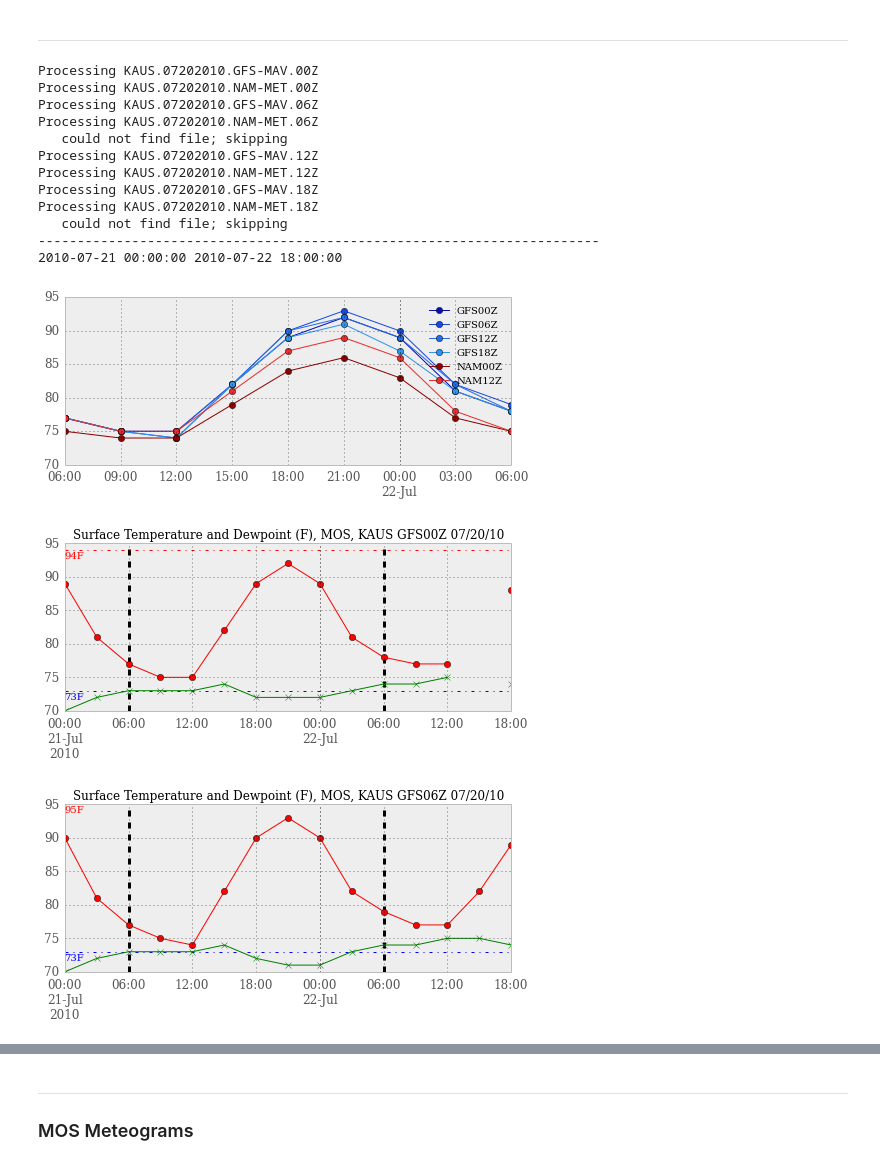
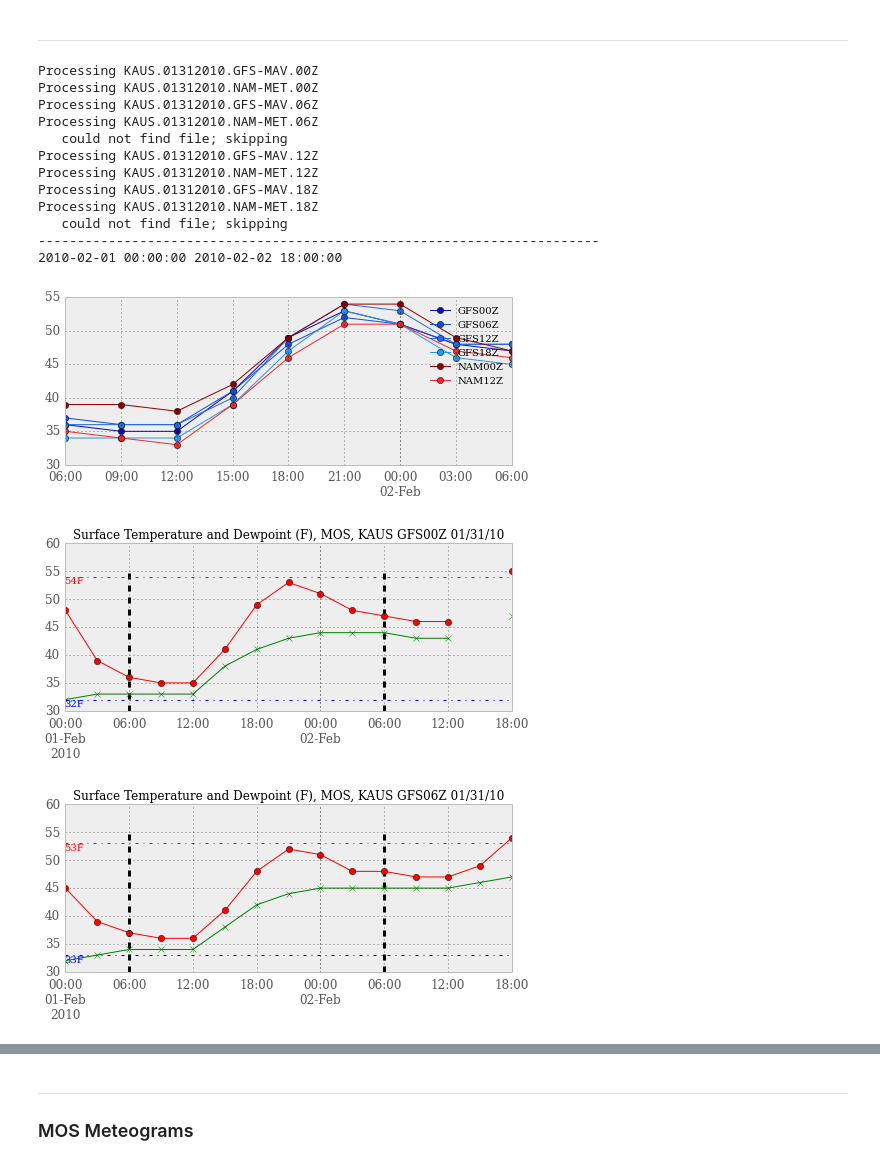
Before and after one commit to darothen/wxc, a Jupyter notebook: mosobs/mos_timeseries.ipynb, the cells around one changed output, grey strips where cells are left out. Drawn from its saved outputs; the diff is of its cells as text; code cells hidden in the pictures.

```diff
--- a/mosobs/mos_timeseries.ipynb
+++ b/mosobs/mos_timeseries.ipynb
@@ -90,7 +90,7 @@ def concatenate_MOS(station, forecast_date, gfs=True, nam=True):
     return mos_panel, all_mos
 # %%
 STATION = "KAUS"
-forecast_date = datetime.datetime.strptime("2010-07-21", "%Y-%m-%d")
+forecast_date = datetime.datetime.strptime("2010-02-01", "%Y-%m-%d")
 model_date = forecast_date - datetime.timedelta(days=1)
 fcst_begin = forecast_date
 fcst_end = fcst_begin + datetime.timedelta(days=1, hours=18)
@@ -128,42 +128,42 @@ for key, color in zip(mos_panel, cc):
     fig_solo = figure(figsize=(8,3))
     ax_s = fig_solo.add_subplot(111)
     tp_s = data["TMP"].plot(ax=ax_s, style="o-r")
     dp_s = data["DPT"].plot(ax=ax_s, style="x-g")
 
     ylo, yhi = ax_s.get_ylim()
 
     #ax_s.set_ylim(65, 90)
     ax_s.vlines(fcst_bracket, ylo, yhi,
                 linestyle='dashed', linewidth=3)
     ax_s.hlines([maxmins['max'], maxmins['min']], fcst_begin, fcst_end,
                 linestyle='-.', colors=['r', 'b'])
     ax_s.text(fcst_begin, maxmins['max']-1.2, "%2dF" % maxmins['max'], color='r')
     ax_s.text(fcst_begin, maxmins['min']-1.2, "%2dF" % maxmins['min'], color='b')
 
     ax_s.set_title("Surface Temperature and Dewpoint (F), MOS, %s %s %s" %
                    (STATION, key, model_date.strftime("%m/%d/%y")))
 
 ax.legend(fontsize=10)
 ax.set_xlim(fcst_bracket)
 draw()
 
 ylo, yhi = ax.get_ylim()
 #ax.set_ylim(65, 90)
 
 show()
 # %% [output]
-Processing KAUS.07202010.GFS-MAV.00Z
-Processing KAUS.07202010.NAM-MET.00Z
-Processing KAUS.07202010.GFS-MAV.06Z
-Processing KAUS.07202010.NAM-MET.06Z
+Processing KAUS.01312010.GFS-MAV.00Z
+Processing KAUS.01312010.NAM-MET.00Z
+Processing KAUS.01312010.GFS-MAV.06Z
+Processing KAUS.01312010.NAM-MET.06Z
    could not find file; skipping
-Processing KAUS.07202010.GFS-MAV.12Z
-Processing KAUS.07202010.NAM-MET.12Z
-Processing KAUS.07202010.GFS-MAV.18Z
-Processing KAUS.07202010.NAM-MET.18Z
+Processing KAUS.01312010.GFS-MAV.12Z
+Processing KAUS.01312010.NAM-MET.12Z
+Processing KAUS.01312010.GFS-MAV.18Z
+Processing KAUS.01312010.NAM-MET.18Z
    could not find file; skipping
 ------------------------------------------------------------------------
-2010-07-21 00:00:00 2010-07-22 18:00:00
+2010-02-01 00:00:00 2010-02-02 18:00:00
-[figure, old version]
+[figure, new version]
-[figure, old version]
+[figure, new version]
-[figure, old version]
+[figure, new version]
```
Also changed, not shown: parts of 2 cells of this notebook, 1 other file.
